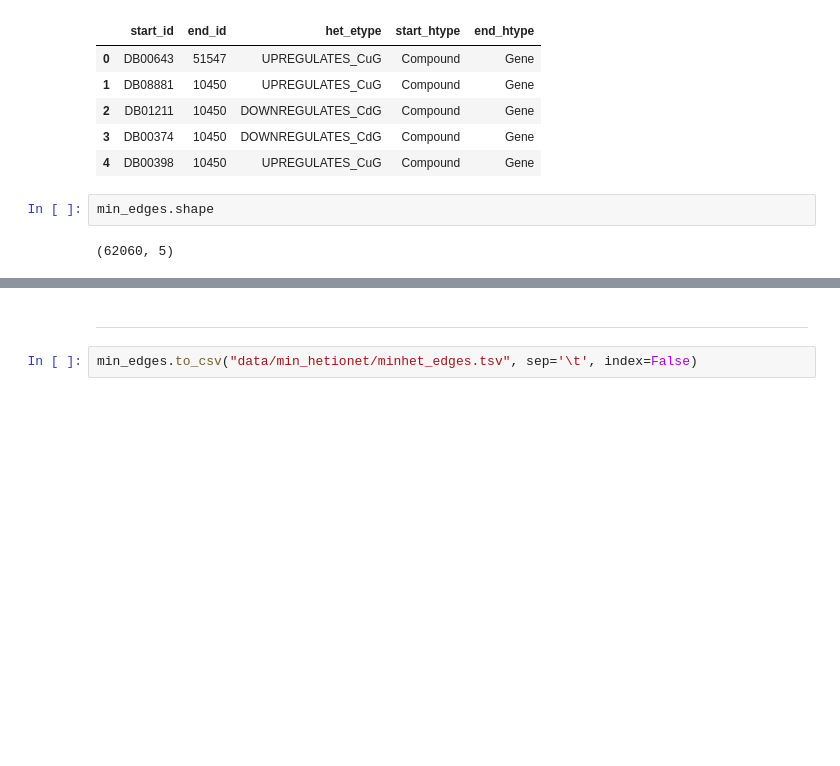
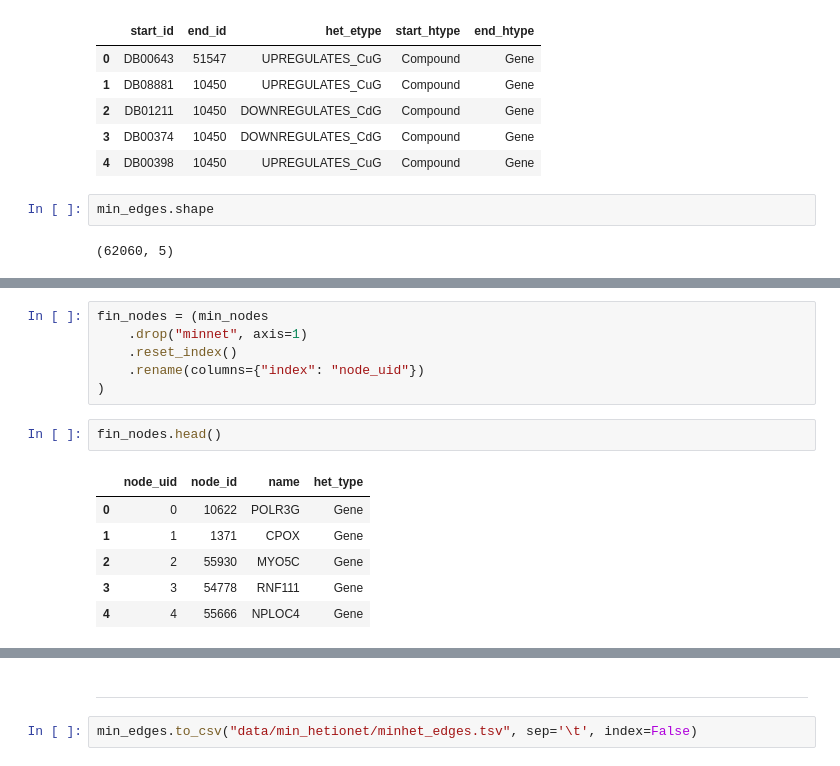
Before and after one commit to veleritas/walkpred, a Jupyter notebook: experiment/retry_edge_undersampling/2_build_minimal_network.ipynb, the cells around one changed output, grey strips where cells are left out. Saved outputs shown, nothing was run; the diff lists cells and outputs as text; blank space fills up the shorter version.

```diff
--- a/experiment/retry_edge_undersampling/2_build_minimal_network.ipynb
+++ b/experiment/retry_edge_undersampling/2_build_minimal_network.ipynb
@@ -310 +312,16 @@ min_nodes.head()
+# %%
+fin_nodes = (min_nodes
+    .drop("minnet", axis=1)
+    .reset_index()
+    .rename(columns={"index": "node_uid"})
+)
+# %%
+fin_nodes.head()
+# %% [output]
+|  | node_uid | node_id | name | het_type |
+| 0 | 0 | 10622 | POLR3G | Gene |
+| 1 | 1 | 1371 | CPOX | Gene |
+| 2 | 2 | 55930 | MYO5C | Gene |
+| 3 | 3 | 54778 | RNF111 | Gene |
+| 4 | 4 | 55666 | NPLOC4 | Gene |
 # %%
```
Also changed, not shown: parts of 7 cells of this notebook.
